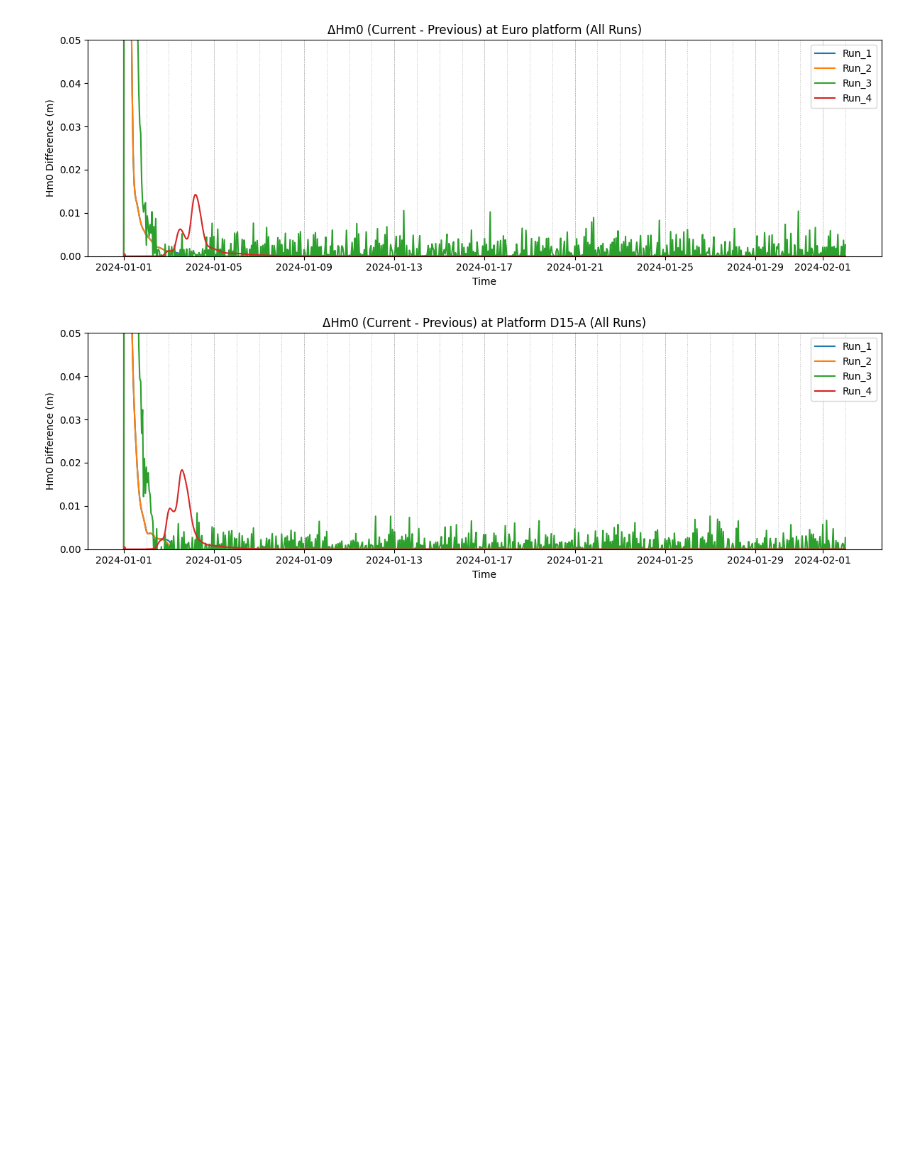
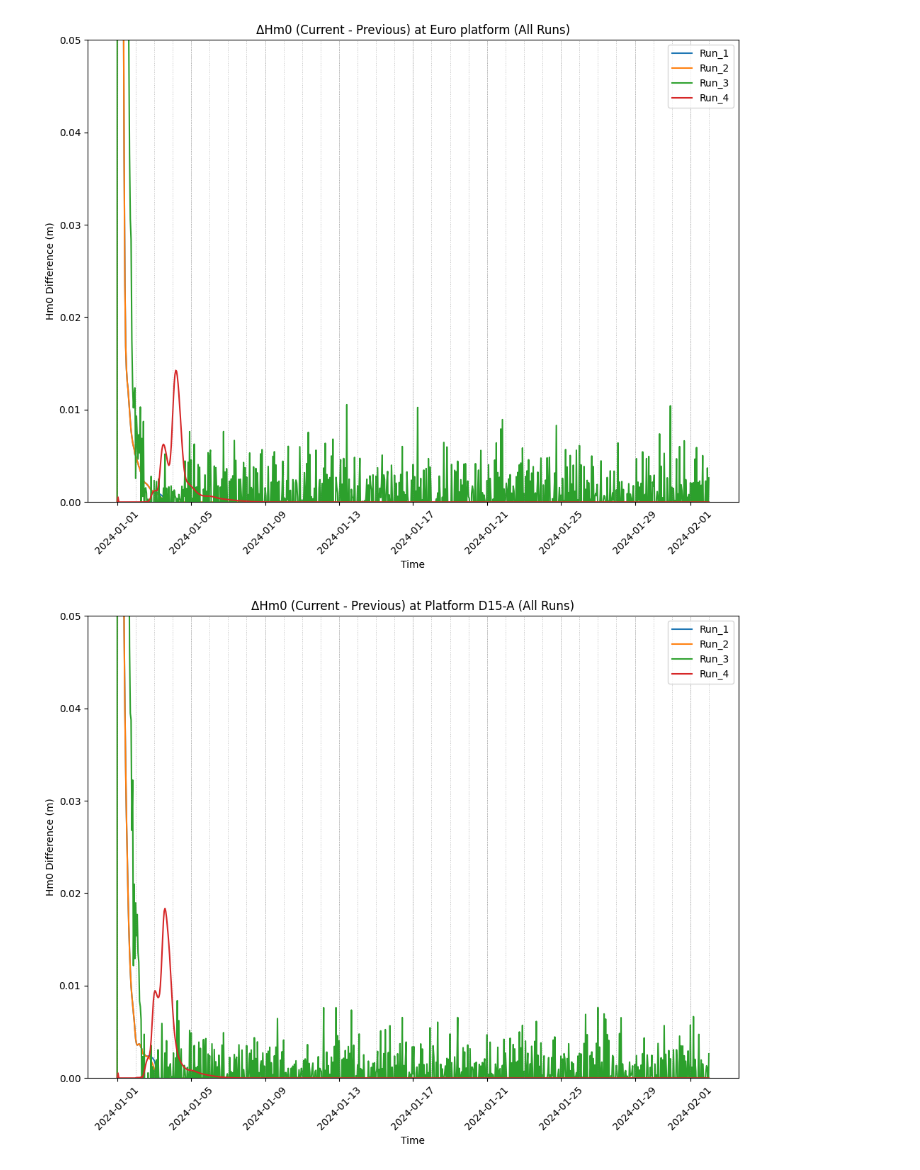
Before and after one commit to Deltares-research/cht_hurrywave, a Jupyter notebook: examples/DanielTest/02_scripts/spin_up.ipynb, the cells around one changed output. Saved outputs shown, nothing was run; the diff lists cells and outputs as text; code cells hidden in the pictures; blank space fills up the shorter version.

```diff
--- a/examples/DanielTest/02_scripts/spin_up.ipynb
+++ b/examples/DanielTest/02_scripts/spin_up.ipynb
@@ -32,6 +32,7 @@ model_name = 'spinup_test_nowind'
 area = [65, -12, 48, 10] # DCSM area in the North Sea (degrees): North, West, South, East
 
 model_path = os.path.join(base_path, '04_modelruns',model_name)
+outpath = '/gpfs/work3/0/ai4nbs/hurry_wave/north_sea/05_postprocessing/Spinup'
 
 
 inp_file = os.path.join(model_path, 'hurrywave.inp')
@@ -149,7 +150,7 @@ for station in station_list_model:
 
     # Save the first graph only
     if station == station_list_model[0]:
-        plt.figure(figsize=(12, 4))
+        plt.figure(figsize=(10, 8))
         plt.plot(time, diff_hm0, label='ΔHm0')
         plt.title(f"ΔHm0 (Current - Previous) at {station}")
         plt.xlabel("Time")
@@ -164,7 +165,7 @@ for station in station_list_model:
         plt.savefig(os.path.join(output_dir, "output.png"))
         plt.show()
     else:
-        plt.figure(figsize=(12, 4))
+        plt.figure(figsize=(10, 8))
         plt.plot(time, diff_hm0, label='ΔHm0')
         plt.title(f"ΔHm0 (Current - Previous) at {station}")
         plt.xlabel("Time")
@@ -191,7 +192,7 @@ for station in station_list_model:
     time = df_model[station]['time']
     diff_hm0 = np.diff(hm0, prepend=hm0[0])  # prepend first value to keep array length
 
-    plt.figure(figsize=(12, 4))
+    plt.figure(figsize=(10, 8))
     plt.plot(time, diff_hm0, label='ΔHm0')
     plt.title(f"ΔTp (Current - Previous) at {station}")
     plt.xlabel("Time")
@@ -289,24 +288,26 @@ his_files = [
 all_data = extract_multiple_his(his_files, ['Run_1', 'Run_2', 'Run_3', 'Run_4'], station_names)
 # %%
 for station in station_list_model:
-    plt.figure(figsize=(12, 4))
+    plt.figure(figsize=(10, 8))
     for run_name, run_data in all_data.items():
         hm0 = run_data[station]['point_hm0']
         time = run_data[station]['time']
         diff_hm0 = np.diff(hm0, prepend=hm0[0])
         plt.plot(time, diff_hm0, label=run_name)
     plt.title(f"ΔHm0 (Current - Previous) at {station} (All Runs)")
     plt.xlabel("Time")
     plt.ylabel("Hm0 Difference (m)")
+    plt.xticks(rotation=45)
     plt.grid(True, which='both', axis='x', linestyle='--', linewidth=0.5, alpha=0.7)
     days = np.array([pd.Timestamp(t).normalize() for t in time])
     unique_days = np.unique(days)
     for day in unique_days:
         plt.axvline(day, color='gray', linestyle=':', linewidth=0.7, alpha=0.5)
     plt.legend()
     plt.tight_layout()
     plt.ylim(0, 0.050)
+    plt.savefig(os.path.join(outpath, f"Spinup_Hm0_allruns_{station}.png"))
     plt.show()
 # %% [output]
-[figure, old version]
+[figure, new version]
-[figure, old version]
+[figure, new version]
```
Also changed, not shown: parts of 5 cells of this notebook, 23 other files.
